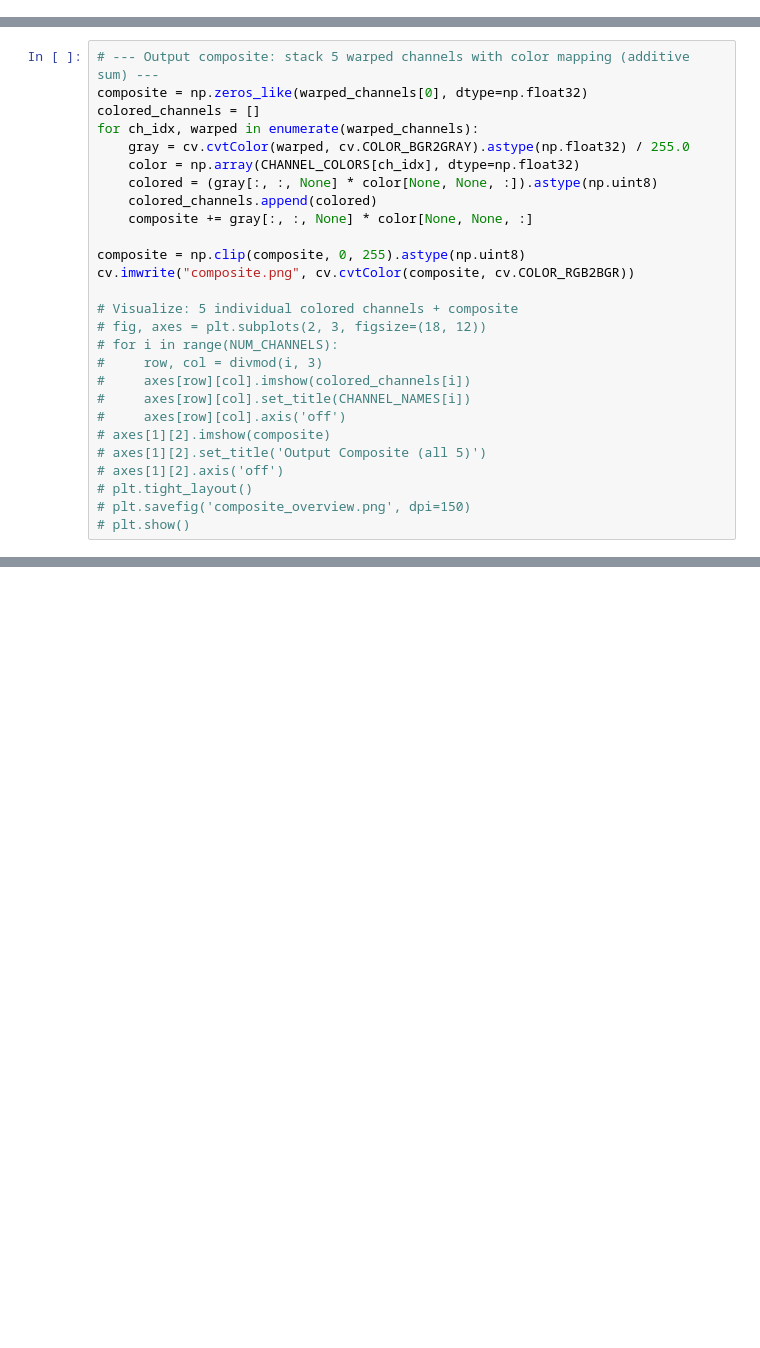
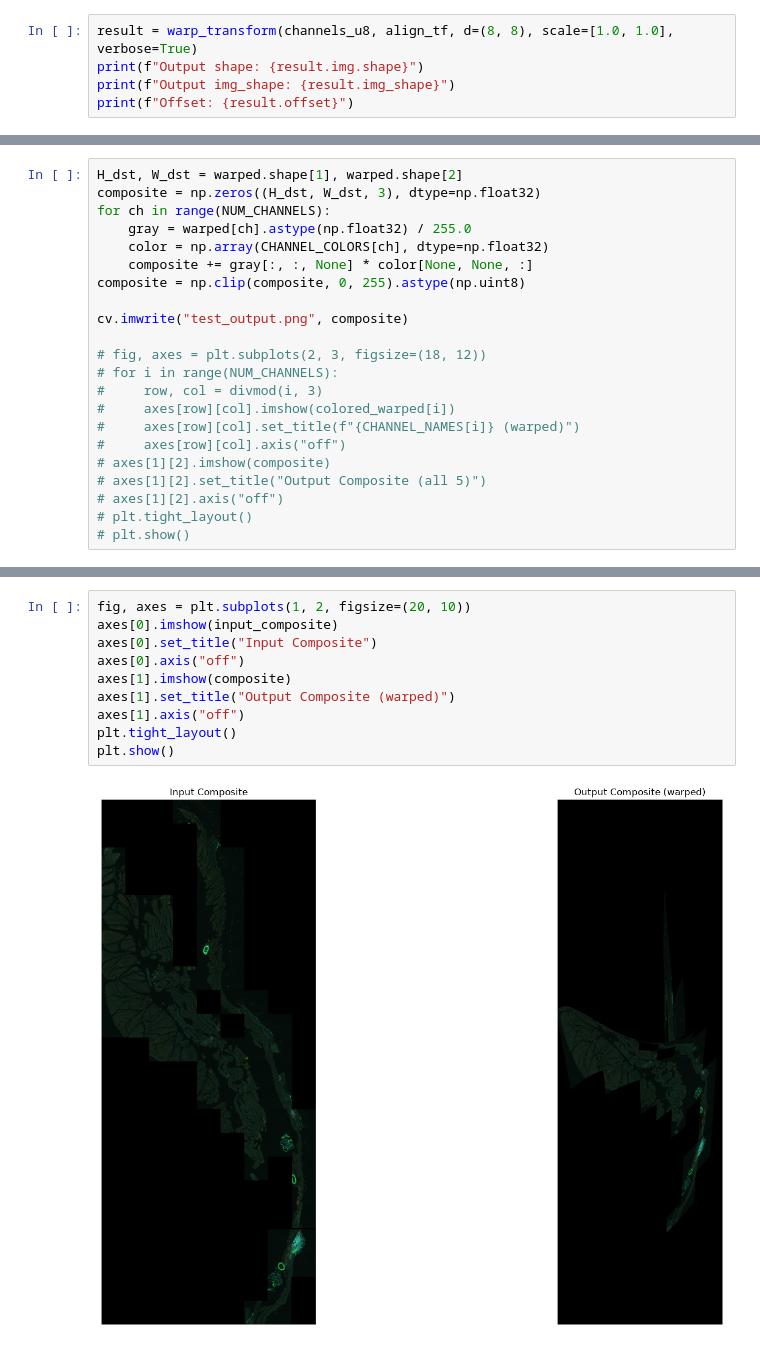
Before and after one commit to btvn-quan-le-thien/spatialx-transform, a Jupyter notebook: demo.ipynb, the cells around one changed output, grey strips where cells are left out. Drawn from its saved outputs; the diff is of its cells as text; blank space fills up the shorter version.

```diff
--- a/demo.ipynb
+++ b/demo.ipynb
@@ -243,0 +94,5 @@ NUM_CHANNELS = z_img2.shape[0]
+# %%
+result = warp_transform(channels_u8, align_tf, d=(8, 8), scale=[1.0, 1.0], verbose=True)
+print(f"Output shape: {result.img.shape}")
+print(f"Output img_shape: {result.img_shape}")
+print(f"Offset: {result.offset}")
@@ -279,27 +133,22 @@ draw_mesh(ch0_rgb, align_tf, 8, 8, 1)
 # %%
-# --- Output composite: stack 5 warped channels with color mapping (additive sum) ---
-composite = np.zeros_like(warped_channels[0], dtype=np.float32)
-colored_channels = []
-for ch_idx, warped in enumerate(warped_channels):
-    gray = cv.cvtColor(warped, cv.COLOR_BGR2GRAY).astype(np.float32) / 255.0
-    color = np.array(CHANNEL_COLORS[ch_idx], dtype=np.float32)
-    colored = (gray[:, :, None] * color[None, None, :]).astype(np.uint8)
-    colored_channels.append(colored)
+H_dst, W_dst = warped.shape[1], warped.shape[2]
+composite = np.zeros((H_dst, W_dst, 3), dtype=np.float32)
+for ch in range(NUM_CHANNELS):
+    gray = warped[ch].astype(np.float32) / 255.0
+    color = np.array(CHANNEL_COLORS[ch], dtype=np.float32)
     composite += gray[:, :, None] * color[None, None, :]
+composite = np.clip(composite, 0, 255).astype(np.uint8)
 
-composite = np.clip(composite, 0, 255).astype(np.uint8)
-cv.imwrite("composite.png", cv.cvtColor(composite, cv.COLOR_RGB2BGR))
+cv.imwrite("test_output.png", composite)
 
-# Visualize: 5 individual colored channels + composite
 # fig, axes = plt.subplots(2, 3, figsize=(18, 12))
 # for i in range(NUM_CHANNELS):
 #     row, col = divmod(i, 3)
-#     axes[row][col].imshow(colored_channels[i])
-#     axes[row][col].set_title(CHANNEL_NAMES[i])
-#     axes[row][col].axis('off')
+#     axes[row][col].imshow(colored_warped[i])
+#     axes[row][col].set_title(f"{CHANNEL_NAMES[i]} (warped)")
+#     axes[row][col].axis("off")
 # axes[1][2].imshow(composite)
-# axes[1][2].set_title('Output Composite (all 5)')
-# axes[1][2].axis('off')
+# axes[1][2].set_title("Output Composite (all 5)")
+# axes[1][2].axis("off")
 # plt.tight_layout()
-# plt.savefig('composite_overview.png', dpi=150)
 # plt.show()
@@ -305,0 +157,12 @@ cv.imwrite("composite.png", cv.cvtColor(composite, cv.COLOR_RGB2BGR))
+# %%
+fig, axes = plt.subplots(1, 2, figsize=(20, 10))
+axes[0].imshow(input_composite)
+axes[0].set_title("Input Composite")
+axes[0].axis("off")
+axes[1].imshow(composite)
+axes[1].set_title("Output Composite (warped)")
+axes[1].axis("off")
+plt.tight_layout()
+plt.show()
+# %% [output]
+[figure, added]
```
Also changed, not shown: parts of 17 cells of this notebook, 3 other files.
